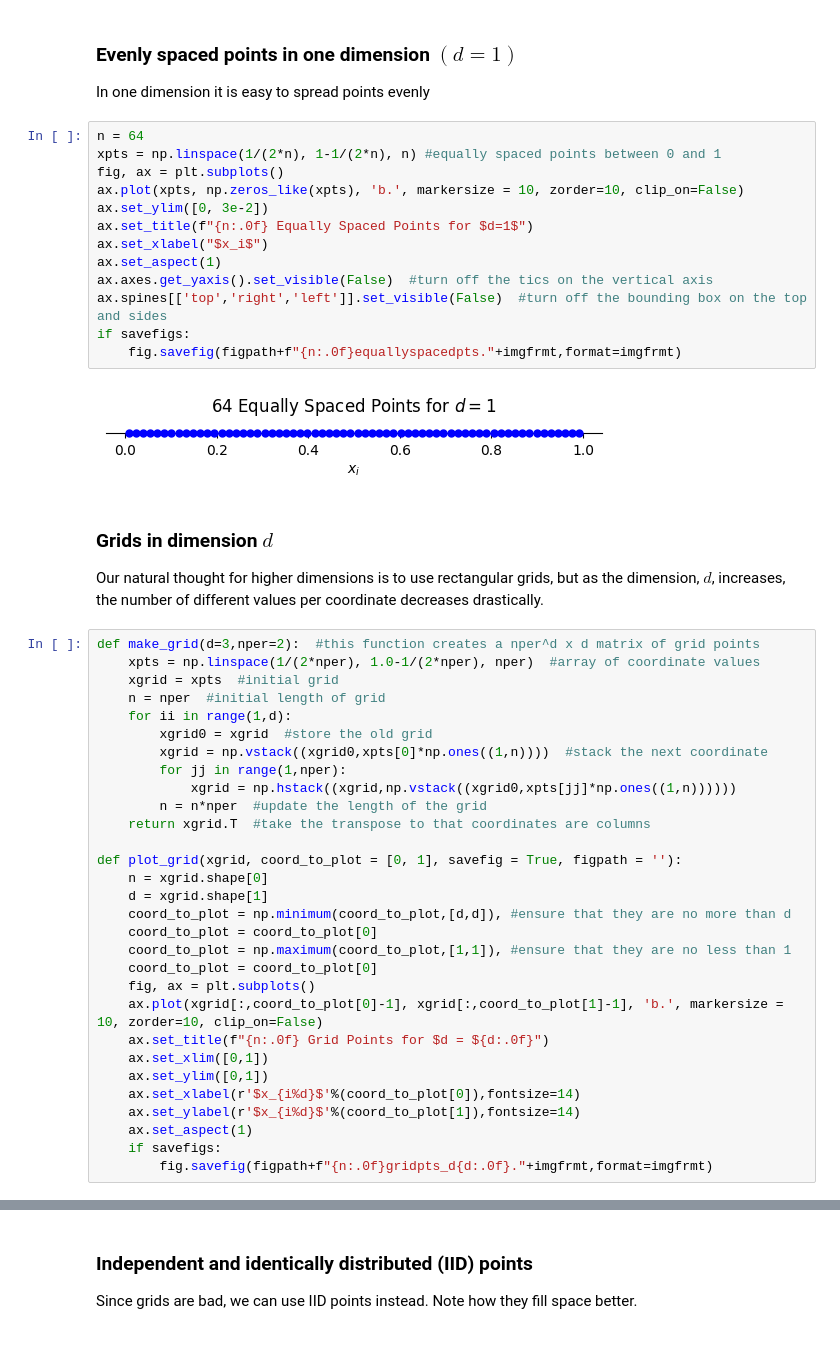
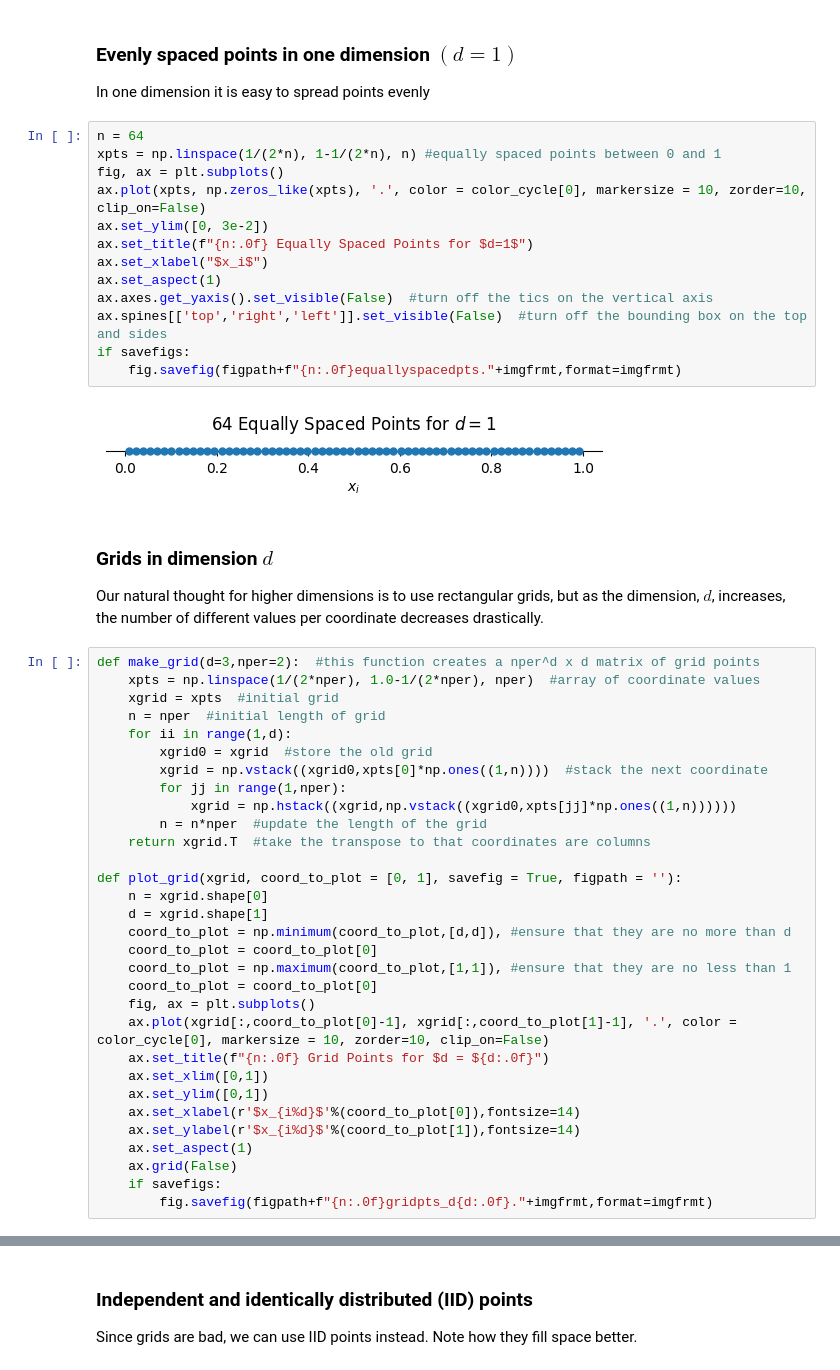
Before and after one commit to QMCSoftware/QMCSoftware, a Jupyter notebook: demos/talk_paper_demos/MCQMC2024Tutorial/MCQMC2024Tutorial.ipynb, the cells around one changed output, grey strips where cells are left out. Drawn from its saved outputs; the diff is of its cells as text.

```diff
--- a/demos/talk_paper_demos/MCQMC2024Tutorial/MCQMC2024Tutorial.ipynb
+++ b/demos/talk_paper_demos/MCQMC2024Tutorial/MCQMC2024Tutorial.ipynb
@@ -51,18 +56,18 @@ In one dimension it is easy to spread points evenly
 # %%
 n = 64
 xpts = np.linspace(1/(2*n), 1-1/(2*n), n) #equally spaced points between 0 and 1
 fig, ax = plt.subplots()
-ax.plot(xpts, np.zeros_like(xpts), 'b.', markersize = 10, zorder=10, clip_on=False)
+ax.plot(xpts, np.zeros_like(xpts), '.', color = color_cycle[0], markersize = 10, zorder=10, clip_on=False)
 ax.set_ylim([0, 3e-2])
 ax.set_title(f"{n:.0f} Equally Spaced Points for $d=1$")
 ax.set_xlabel("$x_i$")
 ax.set_aspect(1)
 ax.axes.get_yaxis().set_visible(False)  #turn off the tics on the vertical axis
 ax.spines[['top','right','left']].set_visible(False)  #turn off the bounding box on the top and sides
 if savefigs:
     fig.savefig(figpath+f"{n:.0f}equallyspacedpts."+imgfrmt,format=imgfrmt)
 # %% [output]
-[figure, old version]
+[figure, new version]
 # %% [markdown]
 ### Grids in dimension $d$
 Our natural thought for higher dimensions is to use rectangular grids, but as the dimension, $d$, increases, the number of different values per coordinate decreases drastically.
@@ -87,13 +92,14 @@ def plot_grid(xgrid, coord_to_plot = [0, 1], savefig = True, figpath = ''):
     coord_to_plot = np.maximum(coord_to_plot,[1,1]), #ensure that they are no less than 1
     coord_to_plot = coord_to_plot[0]
     fig, ax = plt.subplots()
-    ax.plot(xgrid[:,coord_to_plot[0]-1], xgrid[:,coord_to_plot[1]-1], 'b.', markersize = 10, zorder=10, clip_on=False)
+    ax.plot(xgrid[:,coord_to_plot[0]-1], xgrid[:,coord_to_plot[1]-1], '.', color = color_cycle[0], markersize = 10, zorder=10, clip_on=False)
     ax.set_title(f"{n:.0f} Grid Points for $d = ${d:.0f}")
     ax.set_xlim([0,1])
     ax.set_ylim([0,1])
     ax.set_xlabel(r'$x_{i%d}$'%(coord_to_plot[0]),fontsize=14)
     ax.set_ylabel(r'$x_{i%d}$'%(coord_to_plot[1]),fontsize=14)
     ax.set_aspect(1)
+    ax.grid(False)
     if savefigs:
         fig.savefig(figpath+f"{n:.0f}gridpts_d{d:.0f}."+imgfrmt,format=imgfrmt)
 # %%
```
Also changed, not shown: parts of 9 cells of this notebook, 1 other file.
